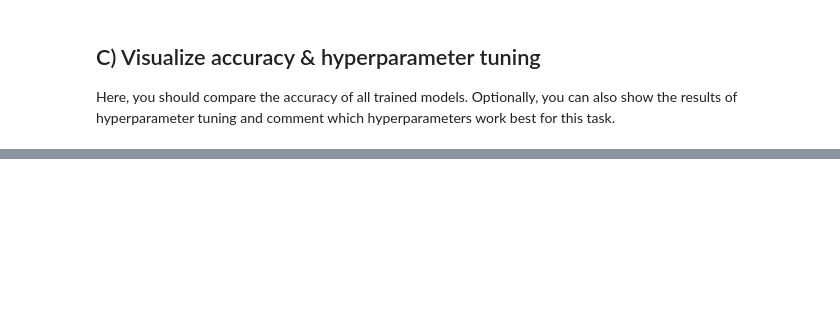
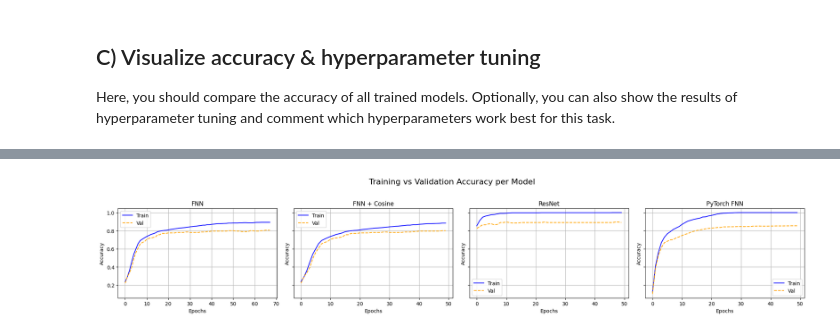
Before and after one commit to hertie-data-science-lab/assignment-1-ps_1_c, a Jupyter notebook: MNIST_classification.ipynb, the cells around one changed output, grey strips where cells are left out. Drawn from its saved outputs; the diff is of its cells as text; code cells hidden in the pictures; blank space fills up the shorter version.

```diff
--- a/MNIST_classification.ipynb
+++ b/MNIST_classification.ipynb
@@ -59,4 +77,7 @@ fnn.fit(x_train, y_train, x_val, y_val, cosine_annealing_lr=False)
 # %% [markdown]
 ### Test cosine annealing scheduler
-# %%
-fnn.fit(x_train, y_train, x_val, y_val, cosine_annealing_lr=True)
+# %%
+cos_nn = Network(sizes=[784, 128, 64, 10], learning_rate=0.1, epochs=50)
+cos_nn.fit(x_train, y_train, x_val, y_val, cosine_annealing_lr=True)
+
+# fnn.fit(x_train, y_train, x_val, y_val, cosine_annealing_lr=True)
@@ -99,3 +216,34 @@ Here, you should compare the accuracy of all trained models. Optionally, you can
+# %%
+# List of models
+models = {
+    "FNN": fnn,
+    "FNN + Cosine": cos_nn,
+    "ResNet": res_nn,
+    "PyTorch FNN": torch_nn
+}
+
+# Setup subplot grid
+n_models = len(models)
+fig, axes = plt.subplots(1, n_models, figsize=(5*n_models, 4), sharey=True)
+
+if n_models == 1:
+    axes = [axes]  # make iterable
+
+# Plot accuracies directly from model attributes
+for ax, (name, model) in zip(axes, models.items()):
+    ax.plot(model.train_accuracies, label="Train", color="blue")
+    ax.plot(model.val_accuracies, label="Val", color="orange", linestyle="--")
+    ax.set_title(name)
+    ax.set_xlabel("Epochs")
+    ax.set_ylabel("Accuracy")
+    ax.legend()
+    ax.grid(True)
+
+plt.suptitle("Training vs Validation Accuracy per Model", fontsize=16)
+plt.tight_layout(rect=[0, 0, 1, 0.95])
+plt.show()
+# %% [output]
+[figure, added]
 # %%
 ### BEGIN SOLUTION ###
 
```
Also changed, not shown: parts of 5 cells of this notebook, 10 other files.
